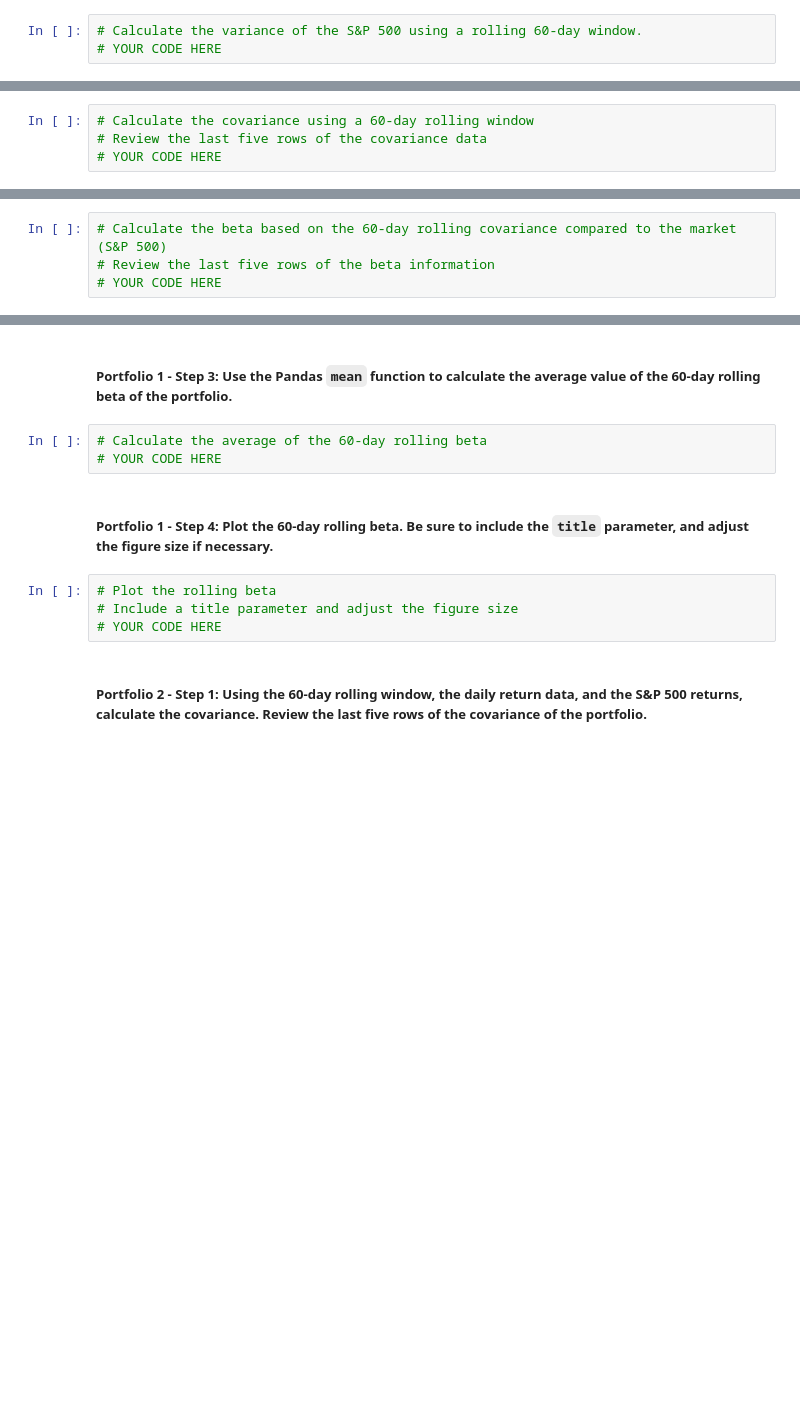
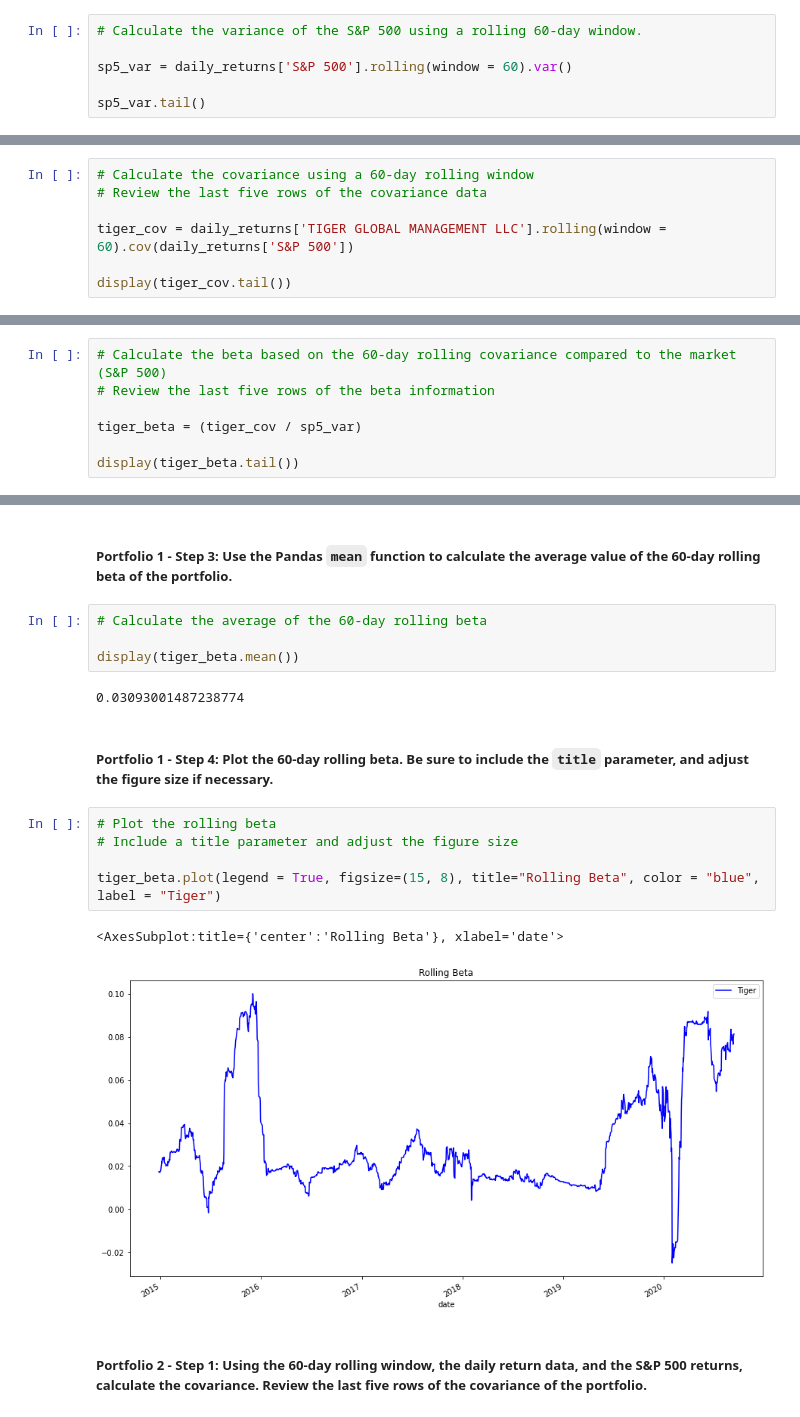
Before and after one commit to caltham/Challenge_4, a Jupyter notebook: risk_return_analysis.ipynb, the cells around one changed output, grey strips where cells are left out. Drawn from its saved outputs; the diff is of its cells as text; blank space fills up the shorter version.

```diff
--- a/risk_return_analysis.ipynb
+++ b/risk_return_analysis.ipynb
@@ -446,4 +446,7 @@ Your analysis is nearing completion. Now, you need to evaluate how the portfolio
 #### Use the Pandas `var` function to calculate the variance of the S&P 500 by using a 60-day rolling window. Visualize the last five rows of the variance of the S&P 500.
 # %%
 # Calculate the variance of the S&P 500 using a rolling 60-day window.
-# YOUR CODE HERE
+
+sp5_var = daily_returns['S&P 500'].rolling(window = 60).var()
+
+sp5_var.tail()
@@ -462,4 +473,7 @@ Your analysis is nearing completion. Now, you need to evaluate how the portfolio
 # %%
 # Calculate the covariance using a 60-day rolling window
 # Review the last five rows of the covariance data
-# YOUR CODE HERE
+
+tiger_cov = daily_returns['TIGER GLOBAL MANAGEMENT LLC'].rolling(window = 60).cov(daily_returns['S&P 500'])
+
+display(tiger_cov.tail())
@@ -468,4 +490,7 @@ Your analysis is nearing completion. Now, you need to evaluate how the portfolio
 # %%
 # Calculate the beta based on the 60-day rolling covariance compared to the market (S&P 500)
 # Review the last five rows of the beta information
-# YOUR CODE HERE
+
+tiger_beta = (tiger_cov / sp5_var)
+
+display(tiger_beta.tail())
@@ -473,13 +506,20 @@ Your analysis is nearing completion. Now, you need to evaluate how the portfolio
 ##### Portfolio 1 - Step 3: Use the Pandas `mean` function to calculate the average value of the 60-day rolling beta of the portfolio.
 # %%
 # Calculate the average of the 60-day rolling beta
-# YOUR CODE HERE
+
+display(tiger_beta.mean())
+# %% [output]
+0.03093001487238774
 # %% [markdown]
 ##### Portfolio 1 - Step 4: Plot the 60-day rolling beta. Be sure to include the `title` parameter, and adjust the figure size if necessary.
 # %%
 # Plot the rolling beta
 # Include a title parameter and adjust the figure size
-# YOUR CODE HERE
+
+tiger_beta.plot(legend = True, figsize=(15, 8), title="Rolling Beta", color = "blue", label = "Tiger")
+# %% [output]
+<AxesSubplot:title={'center':'Rolling Beta'}, xlabel='date'>
+[figure, added]
 # %% [markdown]
 ##### Portfolio 2 - Step 1: Using the 60-day rolling window, the daily return data, and the S&P 500 returns, calculate the covariance. Review the last five rows of the covariance of the portfolio.
 # %%
```
Also changed, not shown: parts of 9 cells of this notebook.
